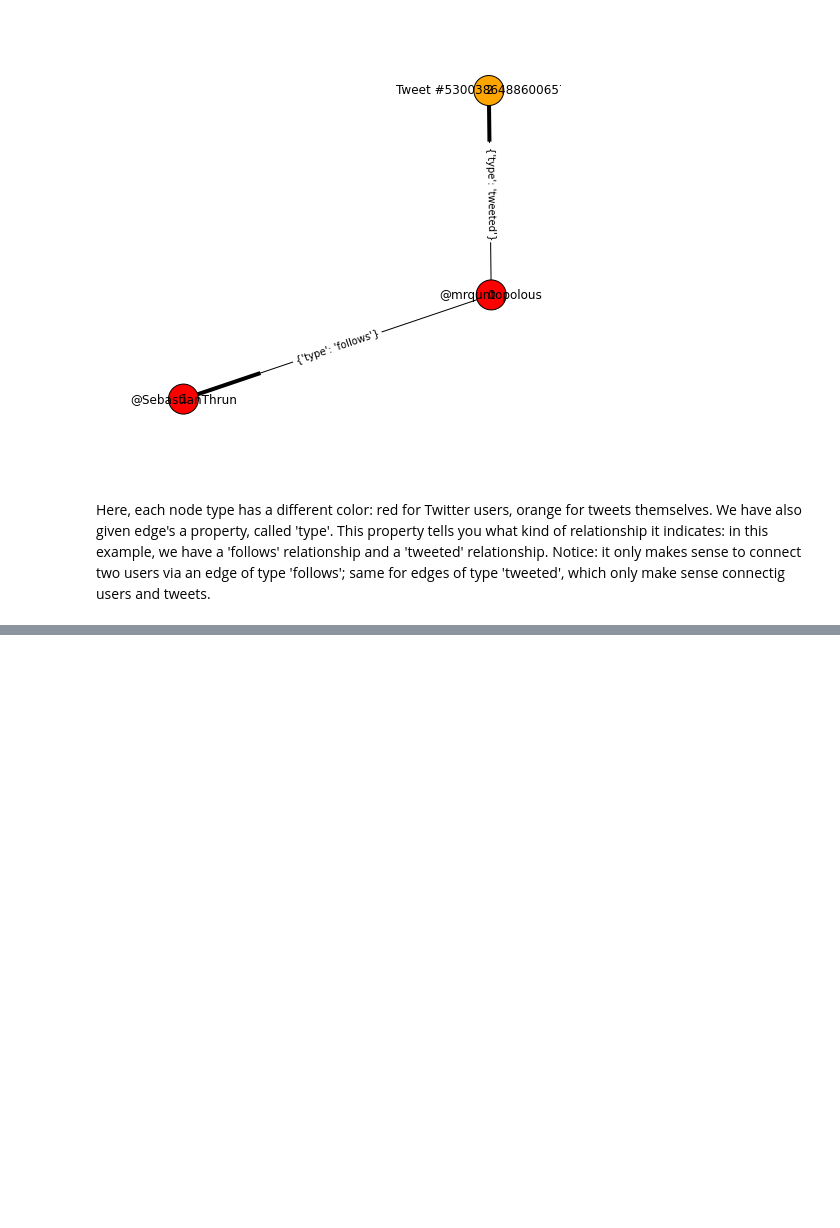
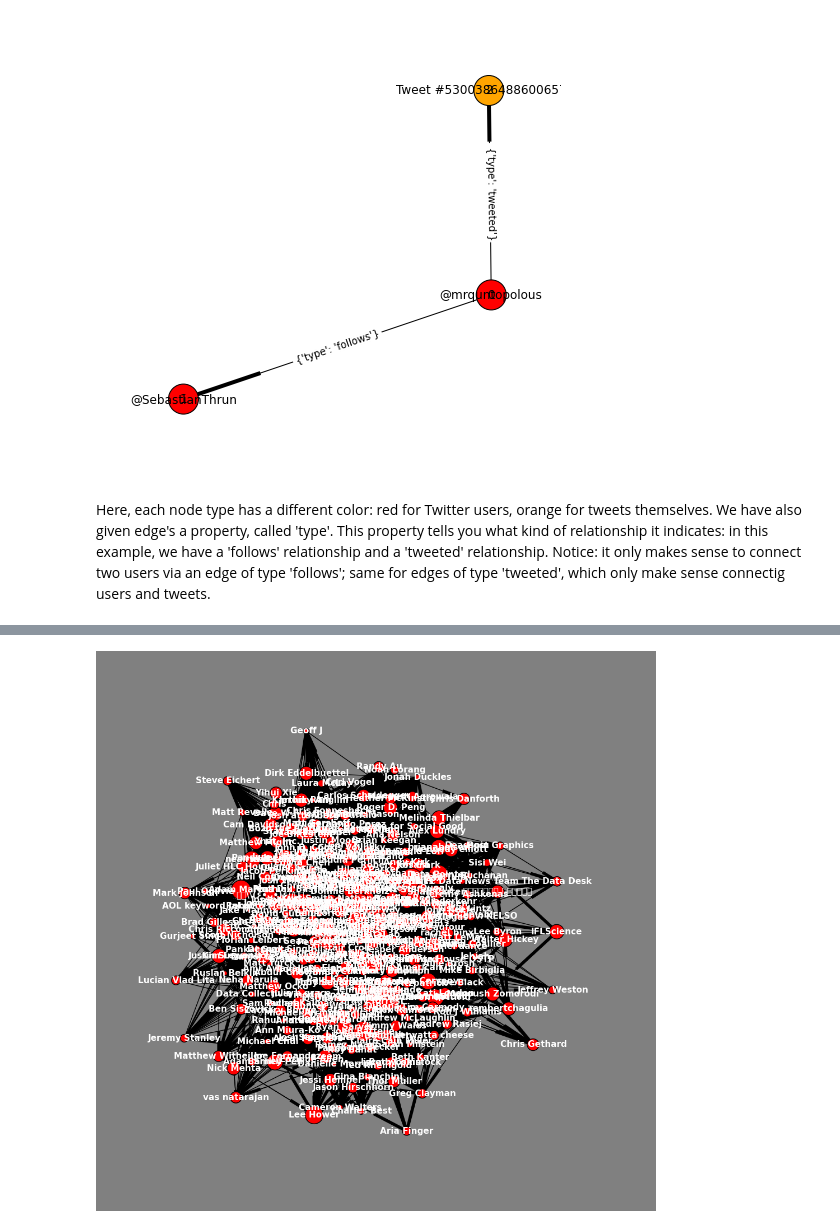
Before and after one commit to jquacinella/IS609_Group, a Jupyter notebook: GraphTheory/Graph Theory - Social Networking.ipynb, the cells around one changed output, grey strips where cells are left out. Drawn from its saved outputs; the diff is of its cells as text; code cells hidden in the pictures; blank space fills up the shorter version.

Commit message:
Updating mian notebook with outline and importing pictures

```diff
--- a/GraphTheory/Graph Theory - Social Networking.ipynb
+++ b/GraphTheory/Graph Theory - Social Networking.ipynb
@@ -136,0 +149,5 @@ pprint.pprint(json.loads(str(api.GetUser(screen_name='hmason'))))
+# %%
+from IPython.core.display import Image
+Image(filename='spring_layout.png')
+# %% [output]
+[figure, added]
```
Also changed, not shown: parts of 7 cells of this notebook.
